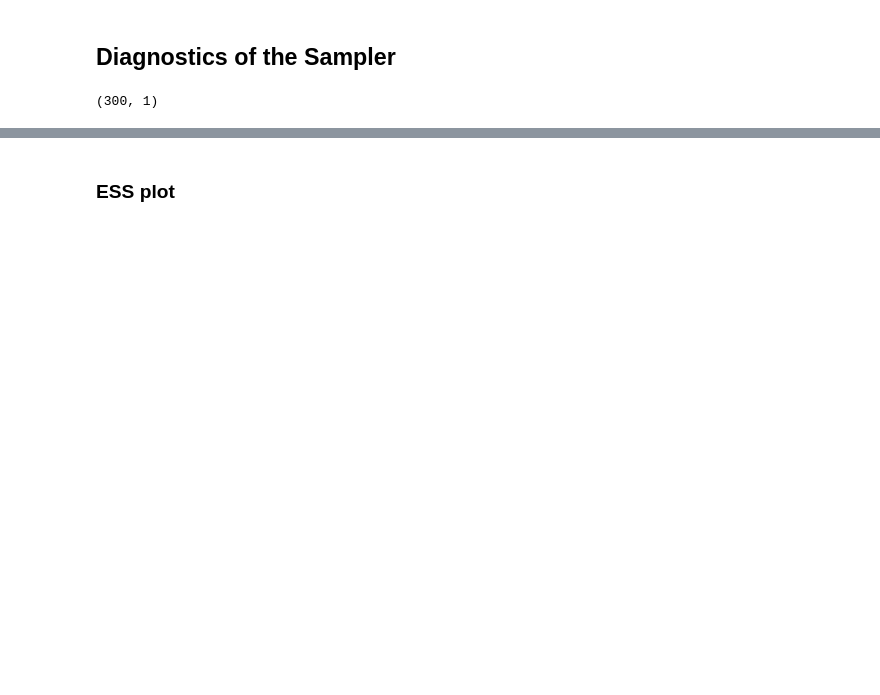
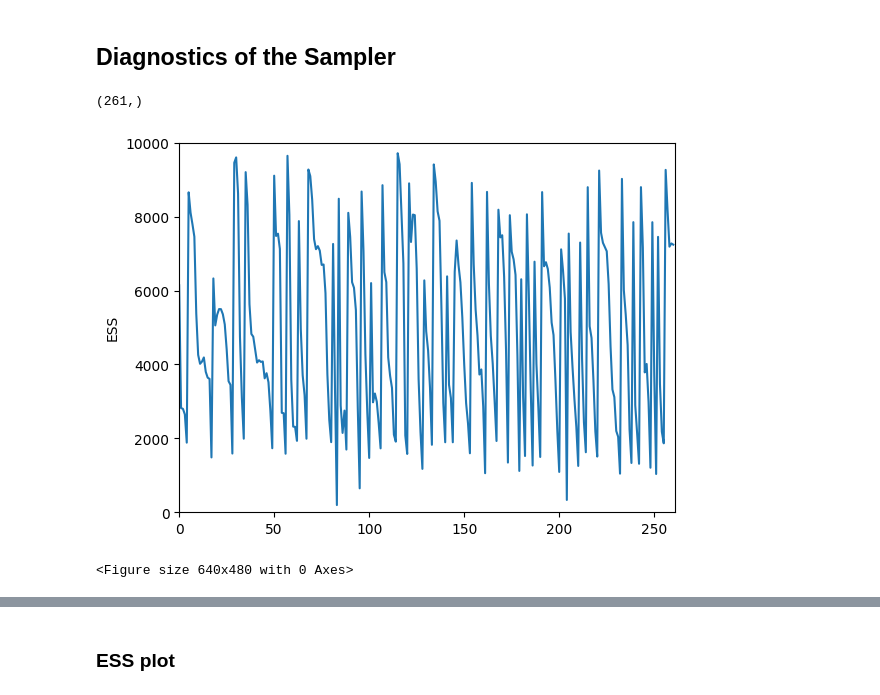
Before and after one commit to hengyuf/VSMCG, a Jupyter notebook: Diagnostics.ipynb, the cells around one changed output, grey strips where cells are left out. Drawn from its saved outputs; the diff is of its cells as text; code cells hidden in the pictures; blank space fills up the shorter version.

```diff
--- a/Diagnostics.ipynb
+++ b/Diagnostics.ipynb
@@ -10,13 +10,23 @@ from sampler_newmodel import *
 # %% [markdown]
 ## Diagnostics of the Sampler
 # %%
-T=100
-r=np.load("./data/r.npy")
+T=261
+r=np.load("./data/r copy.npy")
 eps_truth=np.load("./data/eps_truth.npy")
 print(r.shape)
-beta_r=0.2
-alpha_r=0.2
-params=(alpha_r, beta_r, 6.0, 1, 0.4, 0.1, 0.02, 2.5)
-sampler=TEST_SAMPLER(T,params,path='./pth/VIScaler_test1_9.pth',debug=True)
+beta_r=.032712088763023284#0 #0.15 # (0.1263948140321161, .032712088763023284, 6.0, 0.8715676420694289, 0.2913684368439, 0.030264586057052845, 0.008613371294834722, 2.5)
+alpha_r=0.1263948140321161
+#params= (0.2, 0.21, 6.0, 1, 0.4, 0.1, 0.02, 2.5)
+params= (0.1263948140321161, .032712088763023284, 6.0, 0.8715676420694289, 0.2913684368439, 0.030264586057052845, 0.008613371294834722, 2.5)
+#sampler=TEST_SAMPLER(T,params,path='./pth/VIScaler_test1_199.pth',debug=True)
 # %% [output]
-(300, 1)
+(261,)
+# %%
+N=10000
+epoch=888
+sampler=TEST_SAMPLER(T,params,path=f'./tmppth/VIScaler_test1_{epoch}.pth',debug=True)
+samples,weights=sampler.sample(N,r,resample_thre=0.2,checklist=[])
+sampler.plot_ESS()
+# %% [output]
+[figure, added]
+<Figure size 640x480 with 0 Axes>
```
Also changed, not shown: parts of 13 cells of this notebook, 8 other files.
